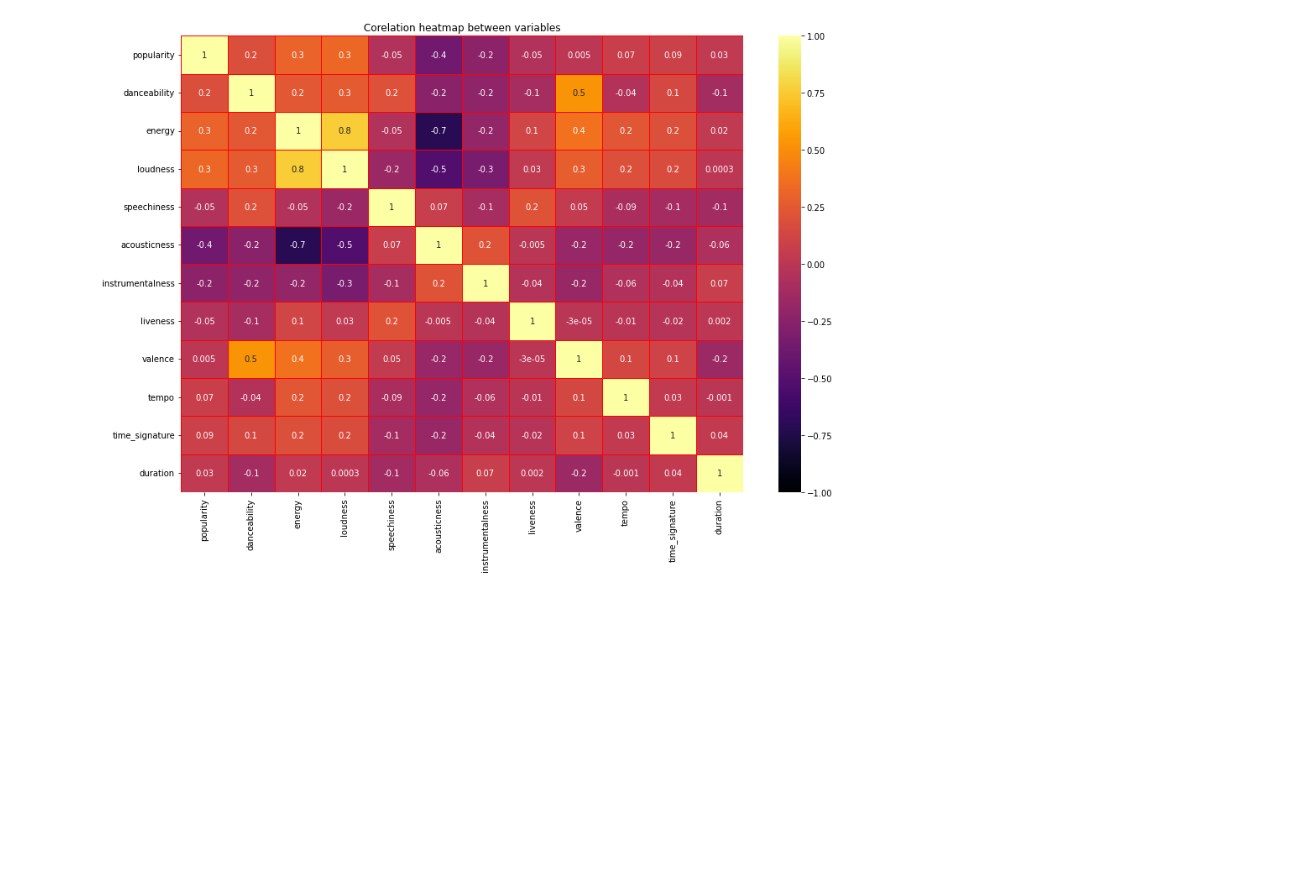
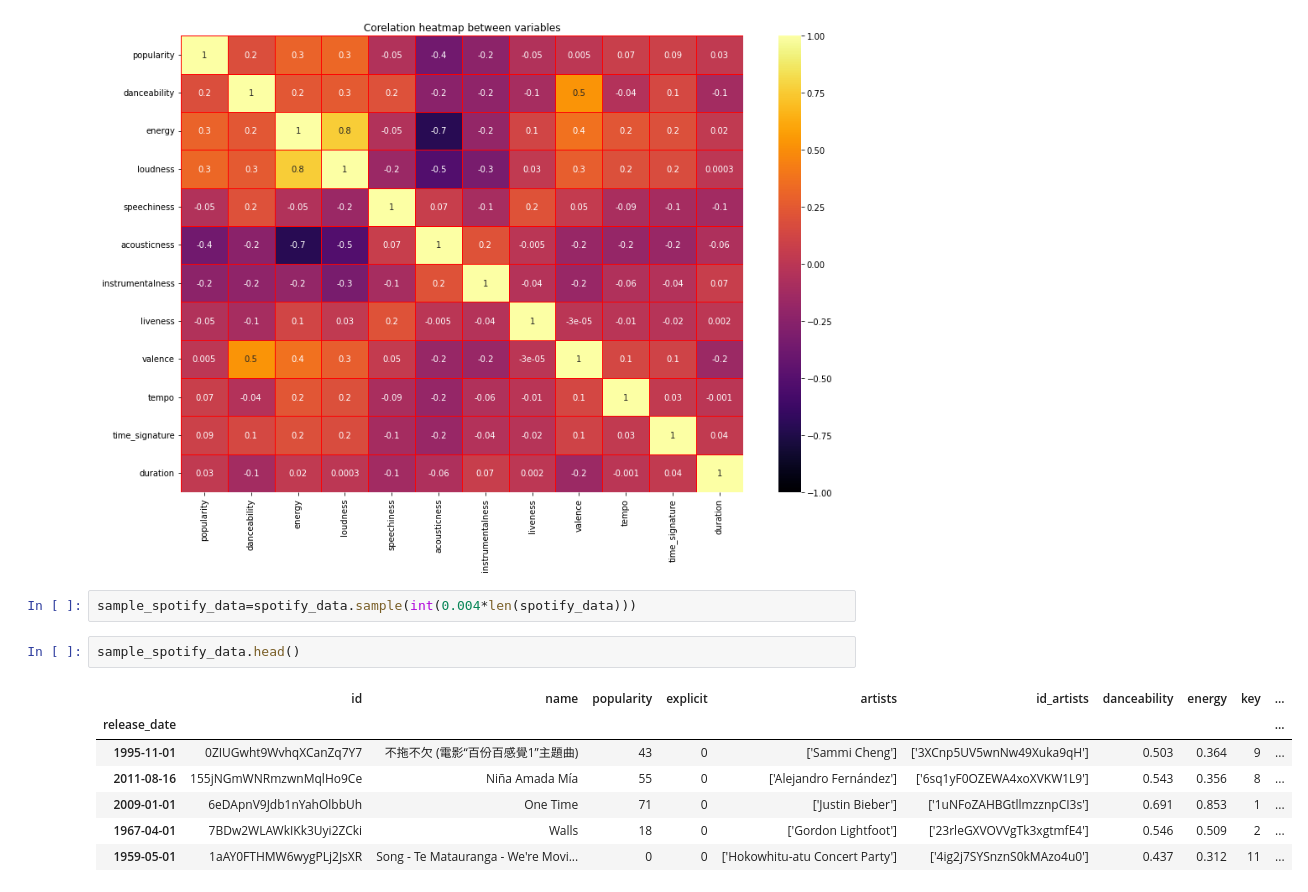
Before and after one commit to SaptarshiChakraborty/CAT-Study-Material, a Jupyter notebook: saptarshiprojectspotify.ipynb, the cells around one changed output. Saved outputs shown, nothing was run; the diff lists cells and outputs as text; blank space fills up the shorter version.

```diff
--- a/saptarshiprojectspotify.ipynb
+++ b/saptarshiprojectspotify.ipynb
@@ -183,3 +187,15 @@ heatmap.set_xticklabels(heatmap.get_xticklabels(),rotation=90)
  Text(10.5, 0, 'time_signature'),
  Text(11.5, 0, 'duration')]
 [figure]
+# %%
+sample_spotify_data=spotify_data.sample(int(0.004*len(spotify_data)))
+# %%
+sample_spotify_data.head()
+# %% [output]
+|  | id | name | popularity | explicit | artists | id_artists | danceability | energy | key | ... |
+| release_date |  |  |  |  |  |  |  |  |  | ... |
+| 1995-11-01 | 0ZIUGwht9WvhqXCanZq7Y7 | 不拖不欠 (電影“百份百感覺1”主題曲) | 43 | 0 | ['Sammi Cheng'] | ['3XCnp5UV5wnNw49Xuka9qH'] | 0.503 | 0.364 | 9 | ... |
+| 2011-08-16 | 155jNGmWNRmzwnMqlHo9Ce | Niña Amada Mía | 55 | 0 | ['Alejandro Fernández'] | ['6sq1yF0OZEWA4xoXVKW1L9'] | 0.543 | 0.356 | 8 | ... |
+| 2009-01-01 | 6eDApnV9Jdb1nYahOlbbUh | One Time | 71 | 0 | ['Justin Bieber'] | ['1uNFoZAHBGtllmzznpCI3s'] | 0.691 | 0.853 | 1 | ... |
+| 1967-04-01 | 7BDw2WLAWkIKk3Uyi2ZCki | Walls | 18 | 0 | ['Gordon Lightfoot'] | ['23rleGXVOVVgTk3xgtmfE4'] | 0.546 | 0.509 | 2 | ... |
+| 1959-05-01 | 1aAY0FTHMW6wygPLj2JsXR | Song - Te Matauranga - We're Movi... | 0 | 0 | ['Hokowhitu-atu Concert Party'] | ['4ig2j7SYSnznS0kMAzo4u0'] | 0.437 | 0.312 | 11 | ... |
```
Also changed, not shown: parts of 3 cells of this notebook.
